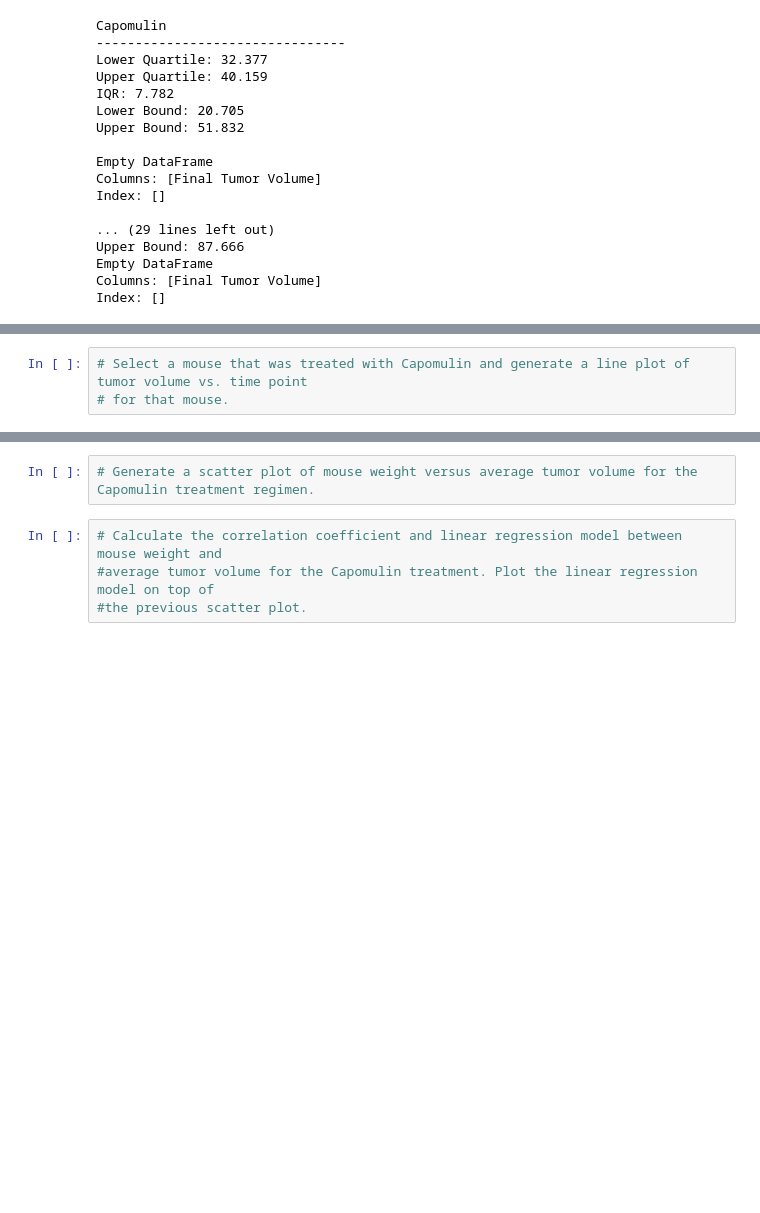
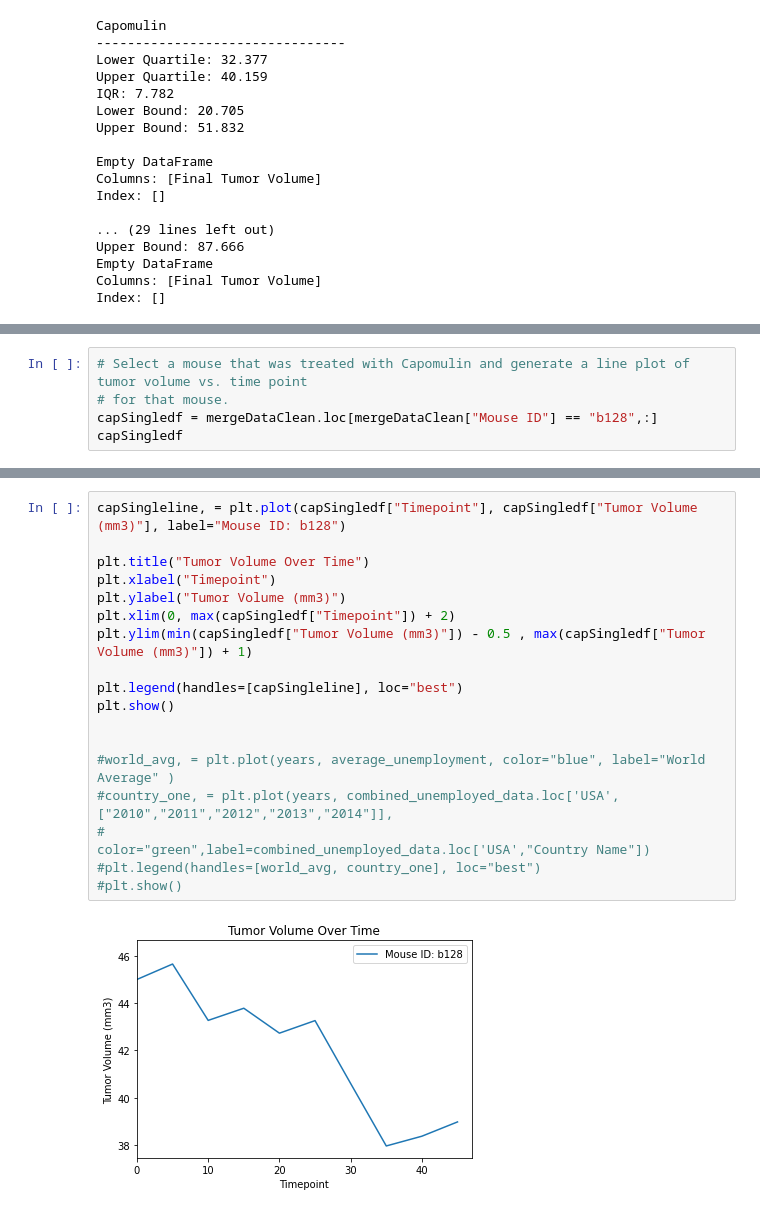
Before and after one commit to SanabuW/matplotlib-challenge, a Jupyter notebook: pymaceuticals_submission_file.ipynb, the cells around one changed output, grey strips where cells are left out. Drawn from its saved outputs; the diff is of its cells as text; blank space fills up the shorter version.

```diff
--- a/pymaceuticals_submission_file.ipynb
+++ b/pymaceuticals_submission_file.ipynb
@@ -394,3 +442,5 @@ plt.show()
 # %%
 # Select a mouse that was treated with Capomulin and generate a line plot of tumor volume vs. time point
 # for that mouse.
+capSingledf = mergeDataClean.loc[mergeDataClean["Mouse ID"] == "b128",:]
+capSingledf
@@ -397,6 +459,20 @@ plt.show()
-# %%
-# Generate a scatter plot of mouse weight versus average tumor volume for the Capomulin treatment regimen.
-# %%
-# Calculate the correlation coefficient and linear regression model between mouse weight and
-#average tumor volume for the Capomulin treatment. Plot the linear regression model on top of
-#the previous scatter plot.
+# %%
+capSingleline, = plt.plot(capSingledf["Timepoint"], capSingledf["Tumor Volume (mm3)"], label="Mouse ID: b128")
+
+plt.title("Tumor Volume Over Time")
+plt.xlabel("Timepoint")
+plt.ylabel("Tumor Volume (mm3)")
+plt.xlim(0, max(capSingledf["Timepoint"]) + 2)
+plt.ylim(min(capSingledf["Tumor Volume (mm3)"]) - 0.5 , max(capSingledf["Tumor Volume (mm3)"]) + 1)
+
+plt.legend(handles=[capSingleline], loc="best")
+plt.show()
+
+
+#world_avg, = plt.plot(years, average_unemployment, color="blue", label="World Average" )
+#country_one, = plt.plot(years, combined_unemployed_data.loc['USA',["2010","2011","2012","2013","2014"]],
+#                        color="green",label=combined_unemployed_data.loc['USA',"Country Name"])
+#plt.legend(handles=[world_avg, country_one], loc="best")
+#plt.show()
+# %% [output]
+[figure, added]
```
Also changed, not shown: parts of 13 cells of this notebook.
